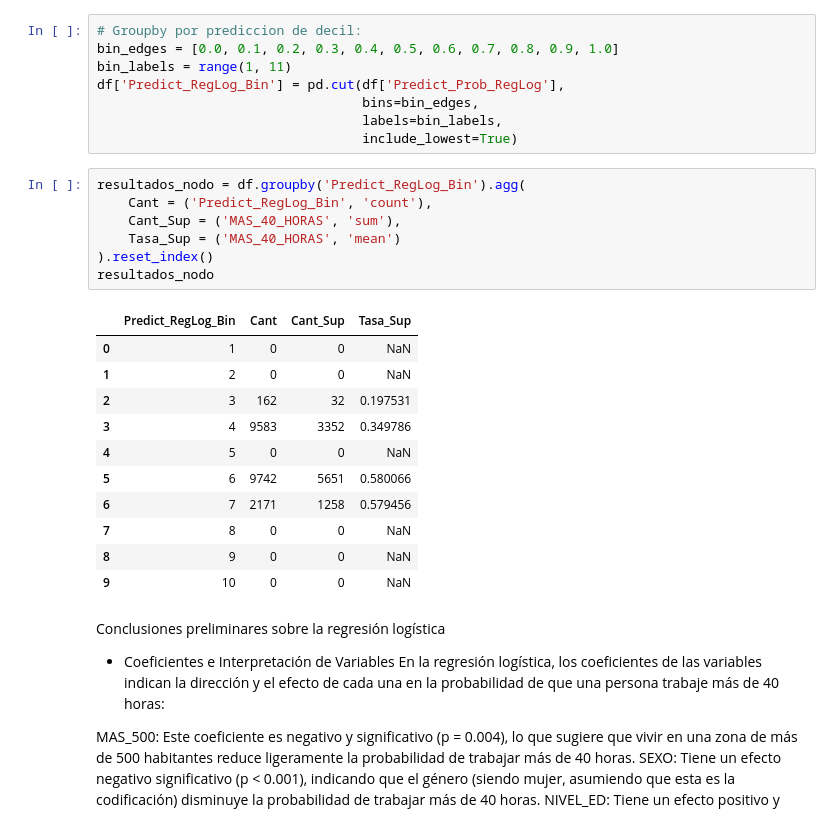
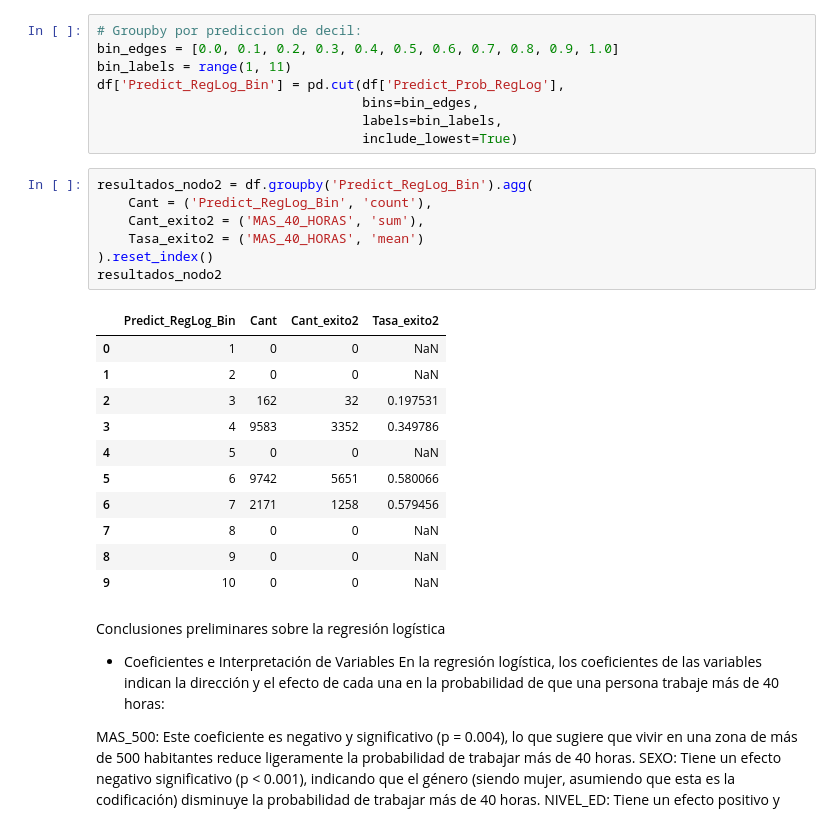
Before and after one commit to maiteuen/CoderHouse, a Jupyter notebook: Entregas CODER/Entrega final.ipynb, the cells around one changed output. Cells and saved outputs as stored; diff of their text form.

```diff
--- a/Entregas CODER/Entrega final.ipynb
+++ b/Entregas CODER/Entrega final.ipynb
@@ -1340,14 +1391,14 @@ df['Predict_RegLog_Bin'] = pd.cut(df['Predict_Prob_RegLog'],
                                   labels=bin_labels,
                                   include_lowest=True)
 # %%
-resultados_nodo = df.groupby('Predict_RegLog_Bin').agg(
+resultados_nodo2 = df.groupby('Predict_RegLog_Bin').agg(
     Cant = ('Predict_RegLog_Bin', 'count'),
-    Cant_Sup = ('MAS_40_HORAS', 'sum'),
-    Tasa_Sup = ('MAS_40_HORAS', 'mean')
+    Cant_exito2 = ('MAS_40_HORAS', 'sum'),
+    Tasa_exito2 = ('MAS_40_HORAS', 'mean')
 ).reset_index()
-resultados_nodo
+resultados_nodo2
 # %% [output]
-|  | Predict_RegLog_Bin | Cant | Cant_Sup | Tasa_Sup |
+|  | Predict_RegLog_Bin | Cant | Cant_exito2 | Tasa_exito2 |
 | 0 | 1 | 0 | 0 | NaN |
 | 1 | 2 | 0 | 0 | NaN |
 | 2 | 3 | 162 | 32 | 0.197531 |
```
Also changed, not shown: parts of 19 cells of this notebook.
